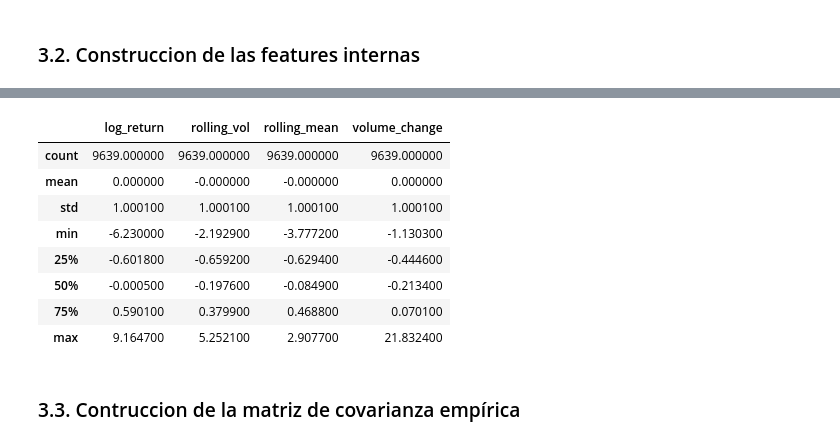
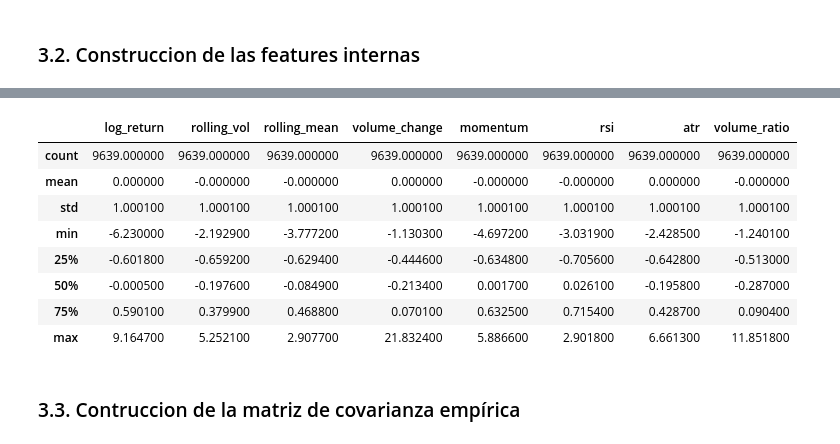
Before and after one commit to Romequinco/TAREA_PROCESADO_DATOS_FINANCIEROS_PARA_MACHINE_LEARNING, a Jupyter notebook: PREPROCESADO_DATOS_FINANCIEROS_.ipynb, the cells around one changed output, grey strips where cells are left out. Drawn from its saved outputs; the diff is of its cells as text; code cells hidden in the pictures.

```diff
--- a/PREPROCESADO_DATOS_FINANCIEROS_.ipynb
+++ b/PREPROCESADO_DATOS_FINANCIEROS_.ipynb
@@ -1635,19 +1692,23 @@ Parámetros Fase 3:
 # %%
-# Construcción de las 4 features internas sobre df_bars y close_fd.
+# Construcción de las 8 features internas sobre df_bars y close_fd.
 #
 # Las features capturan dimensiones complementarias del mercado:
 #   1. log_return   → variación relativa del precio (retorno log)
-#   2. rolling_vol  → volatilidad realizada local sobre los retornos
-#   3. rolling_mean → tendencia suavizada sobre la serie diferenciada (estacionaria)
-#   4. volume_change→ cambio relativo en actividad de mercado
+#   2. rolling_vol  → volatilidad realizada local (desviación estándar rolling)
+#   3. rolling_mean → tendencia suavizada sobre serie diferenciada fraccionalmente
+#   4. volume_change → cambio relativo en volumen (actividad de mercado)
+#   5. momentum     → cambio de precio en 5 periodos (tendencia a corto plazo)
+#   6. rsi          → Relative Strength Index (sobrecompra/sobreventa, 0-100)
+#   7. atr          → Average True Range (volatilidad basada en rango)
+#   8. volume_ratio → volumen actual vs media móvil (actividad relativa)
 #
 # IMPORTANTE: se combinan primero y se hace dropna() al final para garantizar
 # que todos los índices queden perfectamente alineados entre columnas.
 
 if 'df_bars' not in globals():
-    raise RuntimeError("df_bars no está definido. Ejecute las fases anteriores.")
+    raise RuntimeError("df_bars no está definido. Ejecute la Fase 1.")
 if 'close_fd' not in globals():
-    raise RuntimeError("close_fd no está definido. Ejecute la fase de diferenciación fraccional.")
+    raise RuntimeError("close_fd no está definido. Ejecute la Fase 2.")
 
 # --- 1. Retorno logarítmico ---
 # Captura la variación relativa del precio entre barras consecutivas.
@@ -1670,33 +1731,63 @@ rolling_mean.name = 'rolling_mean'
 volume_change = df_bars['volume'].pct_change()
 volume_change.name = 'volume_change'
 
+# --- 5. Momentum (cambio de precio en 5 periodos) ---
+# Captura la tendencia a corto plazo: retorno acumulado en las últimas 5 barras.
+momentum = df_bars['close'].pct_change(periods=5)
+momentum.name = 'momentum'
+
+# --- 6. RSI (Relative Strength Index) ---
+# Indicador oscilador (0-100) que mide la velocidad y magnitud de los cambios
+# de precio; valores > 70 indican sobrecompra, < 30 indican sobreventa.
+rsi = calculate_rsi(df_bars['close'], window=14)
+rsi.name = 'rsi'
+
+# --- 7. ATR (Average True Range) ---
+# Mide la volatilidad del mercado usando el rango verdadero (true range),
+# que incorpora gaps entre barras que el rango simple no captura.
+atr = calculate_atr(df_bars, window=14)
+atr.name = 'atr'
+
+# --- 8. Volumen relativo (volumen actual vs media móvil de 20 barras) ---
+# Ratio > 1 indica actividad superior a la media; < 1 indica actividad reducida.
+volume_ma = df_bars['volume'].rolling(20).mean()
+volume_ratio = df_bars['volume'] / volume_ma
+volume_ratio.name = 'volume_ratio'
+
 # ----------------------------------------------------------------------
 # Combinación en un único DataFrame alineado por índice datetime
 # ----------------------------------------------------------------------
-df_features = pd.concat(
-    [log_return, rolling_vol, rolling_mean, volume_change],
-    axis=1
-)
+df_features = pd.DataFrame({
+    'log_return':    log_return,
+    'rolling_vol':   rolling_vol,
+    'rolling_mean':  rolling_mean,
+    'volume_change': volume_change,
+    'momentum':      momentum,
+    'rsi':           rsi,
+    'atr':           atr,
+    'volume_ratio':  volume_ratio,
+})
 
 n_antes = len(df_features)
 df_features = df_features.dropna()
 n_despues = len(df_features)
 n_eliminadas = n_antes - n_despues
 
-print(f"Filas antes de dropna : {n_antes}")
-print(f"Filas eliminadas (NaN): {n_eliminadas}  "
-      f"(ventanas rolling={max(VOL_WINDOW, MEAN_WINDOW)} barras + 1 por diff/pct_change)")
-print(f"Filas tras dropna     : {n_despues}")
-print(f"Columnas              : {list(df_features.columns)}")
+print(f"Features construidas   : {len(df_features.columns)} features")
+print(f"Filas antes de dropna  : {n_antes}")
+print(f"Filas eliminadas (NaN) : {n_eliminadas}")
+print(f"Filas tras dropna      : {n_despues}")
+print(f"\nFeatures incluidas: {list(df_features.columns)}")
 print()
 
 # ----------------------------------------------------------------------
 # Estandarización: (x - media) / desviación_estándar
 #
 # IMPORTANTE: sin estandarizar, la covarianza quedaría dominada por las
-# features de mayor magnitud absoluta (e.g., rolling_mean si close_fd tiene
-# valores grandes), enmascarando correlaciones reales entre features de
-# menor escala. La estandarización nivela la contribución de cada variable.
+# features de mayor magnitud absoluta (e.g., rsi tiene valores 0-100,
+# mientras que log_return tiene valores ~0.001), enmascarando correlaciones
+# reales entre features de distinta escala. La estandarización nivela la
+# contribución de cada variable.
 # ----------------------------------------------------------------------
 from sklearn.preprocessing import StandardScaler
 
@@ -1719,14 +1812,14 @@ Columnas              : ['log_return', 'rolling_vol', 'rolling_mean', 'volume_ch
 
 df_features_scaled — estadísticas tras estandarización (media ≈ 0, std ≈ 1):
-|  | log_return | rolling_vol | rolling_mean | volume_change |
-| count | 9639.000000 | 9639.000000 | 9639.000000 | 9639.000000 |
-| mean | 0.000000 | -0.000000 | -0.000000 | 0.000000 |
-| std | 1.000100 | 1.000100 | 1.000100 | 1.000100 |
-| min | -6.230000 | -2.192900 | -3.777200 | -1.130300 |
-| 25% | -0.601800 | -0.659200 | -0.629400 | -0.444600 |
-| 50% | -0.000500 | -0.197600 | -0.084900 | -0.213400 |
-| 75% | 0.590100 | 0.379900 | 0.468800 | 0.070100 |
-| max | 9.164700 | 5.252100 | 2.907700 | 21.832400 |
+|  | log_return | rolling_vol | rolling_mean | volume_change | momentum | rsi | atr | volume_ratio |
+| count | 9639.000000 | 9639.000000 | 9639.000000 | 9639.000000 | 9639.000000 | 9639.000000 | 9639.000000 | 9639.000000 |
+| mean | 0.000000 | -0.000000 | -0.000000 | 0.000000 | -0.000000 | -0.000000 | 0.000000 | -0.000000 |
+| std | 1.000100 | 1.000100 | 1.000100 | 1.000100 | 1.000100 | 1.000100 | 1.000100 | 1.000100 |
+| min | -6.230000 | -2.192900 | -3.777200 | -1.130300 | -4.697200 | -3.031900 | -2.428500 | -1.240100 |
+| 25% | -0.601800 | -0.659200 | -0.629400 | -0.444600 | -0.634800 | -0.705600 | -0.642800 | -0.513000 |
+| 50% | -0.000500 | -0.197600 | -0.084900 | -0.213400 | 0.001700 | 0.026100 | -0.195800 | -0.287000 |
+| 75% | 0.590100 | 0.379900 | 0.468800 | 0.070100 | 0.632500 | 0.715400 | 0.428700 | 0.090400 |
+| max | 9.164700 | 5.252100 | 2.907700 | 21.832400 | 5.886600 | 2.901800 | 6.661300 | 11.851800 |
 # %% [markdown]
 ### 3.3. Contruccion de la matriz de covarianza empírica
 # %%
```
Also changed, not shown: parts of 9 cells of this notebook.
